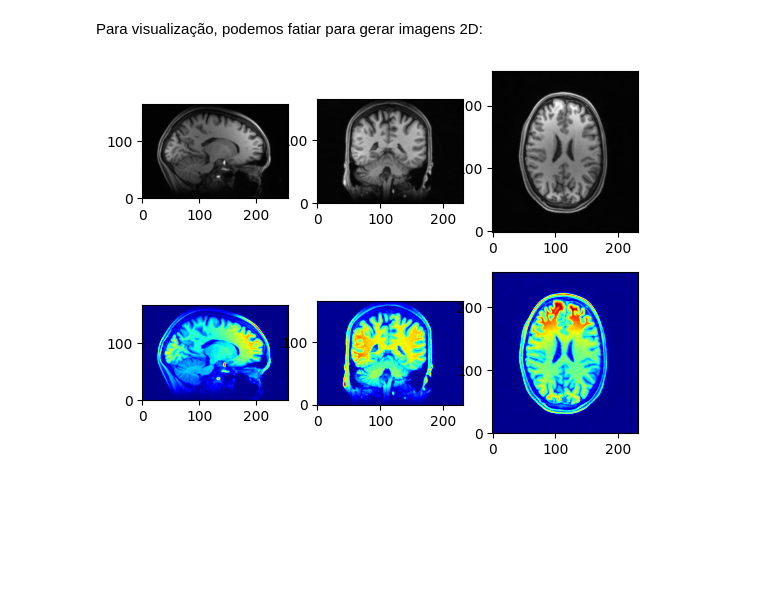
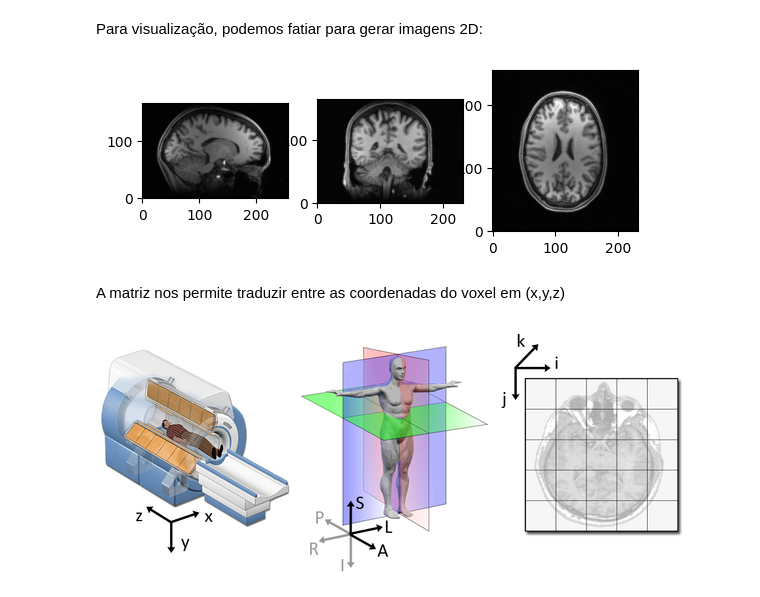
Before and after one commit to RodrigoOliveira2342/PDS-PDI-Note-MRI, a Jupyter notebook: PDI_RMI_RodrigoOliveira.ipynb, the cells around one changed output. Drawn from its saved outputs; the diff is of its cells as text; code cells hidden in the pictures; blank space fills up the shorter version.

```diff
--- a/PDI_RMI_RodrigoOliveira.ipynb
+++ b/PDI_RMI_RodrigoOliveira.ipynb
@@ -44,12 +44,15 @@ z_slice= t1_data [:, :, 100]
 # %%
 import matplotlib.pyplot as plt
 %matplotlib inline
 
 slices = [x_slice, y_slice, z_slice]
 
-fig, axes = plt.subplots(2, len(slices))
+fig, axes = plt.subplots(1, len(slices))
 for i, slice in enumerate(slices):
-    axes[1][i].imshow(slice.T, cmap="jet", origin="lower")
-    axes[0][i].imshow(slice.T, cmap="gray", origin="lower")
+    axes[i].imshow(slice.T, cmap="gray", origin="lower")
 # %% [output]
-[figure, old version]
+[figure, new version]
+# %% [markdown]
+A matriz nos permite traduzir entre as coordenadas do voxel em (x,y,z)
+# %% [markdown]
+![imagem_2023-06-27_013901072.png](embedded-picture-1)
```
Also changed, not shown: parts of 1 cell of this notebook.
